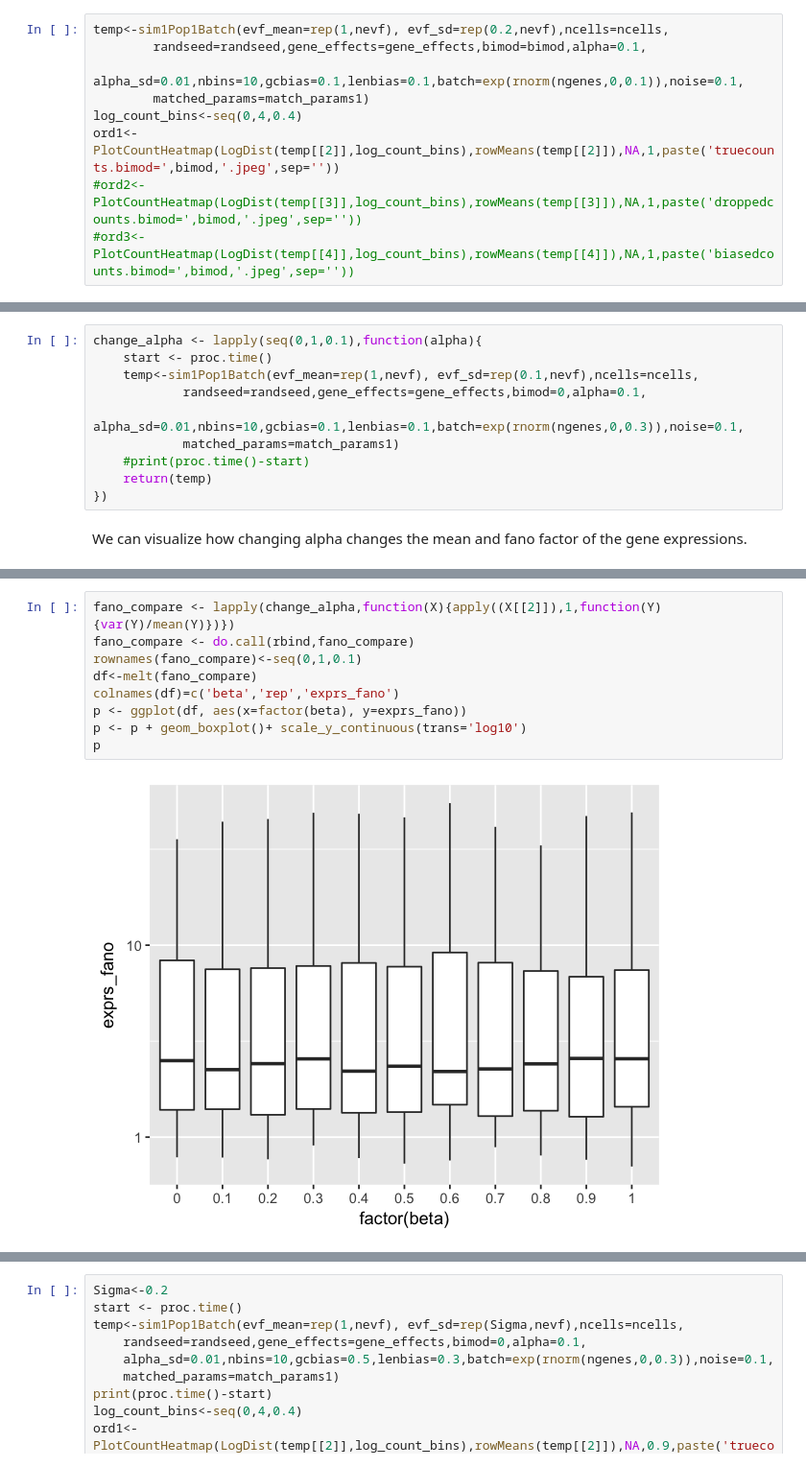
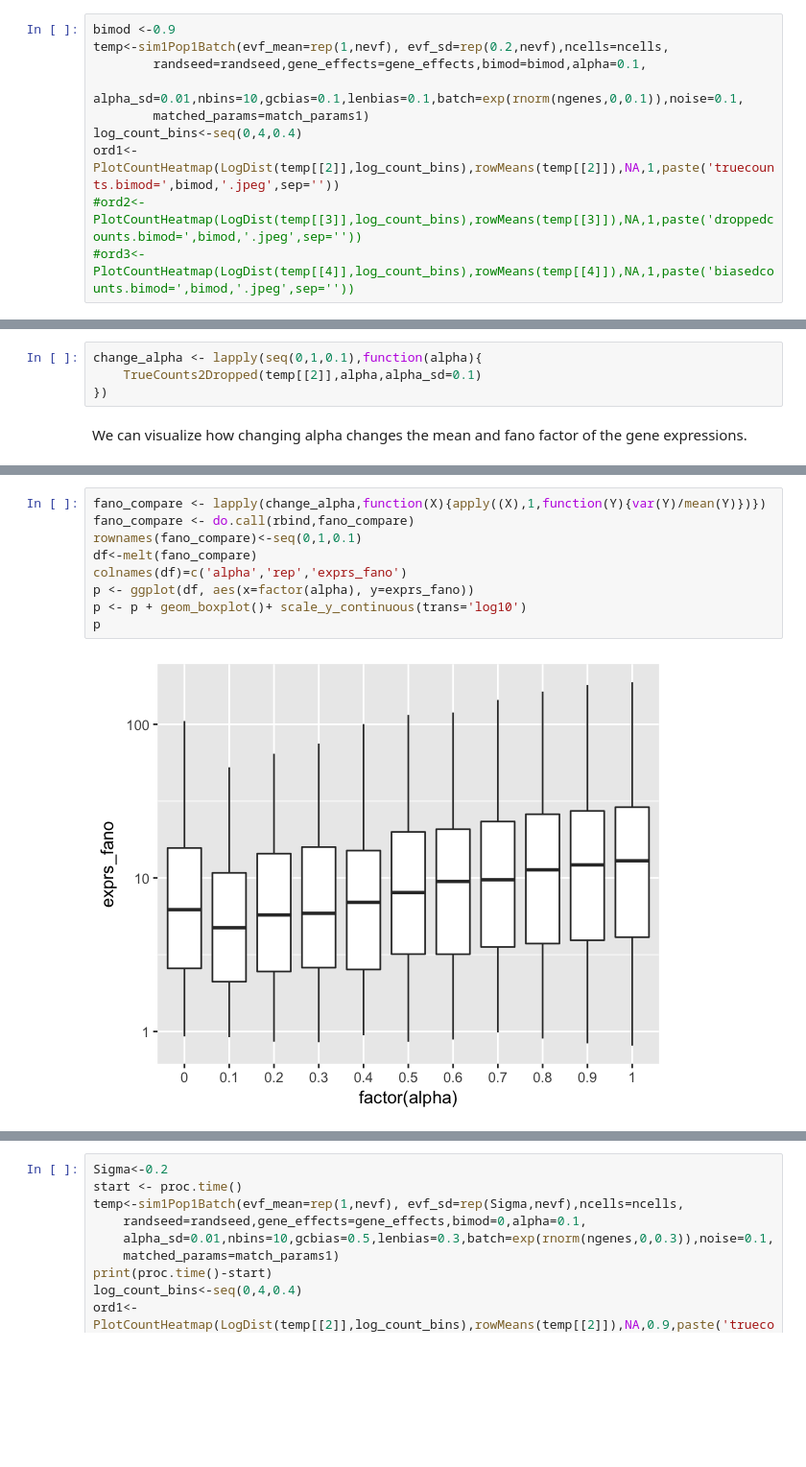
Before and after one commit to YosefLab/SymSim, a Jupyter notebook: Manual.ipynb, the cells around one changed output, grey strips where cells are left out. Shown at 96% size. Drawn from its saved outputs; the diff is of its cells as text; blank space fills up the shorter version.

```diff
--- a/Manual.ipynb
+++ b/Manual.ipynb
@@ -68,4 +108,5 @@ We can now simulate the gene expression matrix with the bimodality parameter, us
 # %%
+bimod <-0.9
 temp<-sim1Pop1Batch(evf_mean=rep(1,nevf), evf_sd=rep(0.2,nevf),ncells=ncells,
         randseed=randseed,gene_effects=gene_effects,bimod=bimod,alpha=0.1,
         alpha_sd=0.01,nbins=10,gcbias=0.1,lenbias=0.1,batch=exp(rnorm(ngenes,0,0.1)),noise=0.1,
@@ -112,15 +154,9 @@ ord2<-PlotCountHeatmap(LogDist(temp[[3]],log_count_bins),rowMeans(temp[[3]]),NA,
 # %% [output]
 [figure]
 [figure]
-# %%
-change_alpha <- lapply(seq(0,1,0.1),function(alpha){
-    start <- proc.time()
-	temp<-sim1Pop1Batch(evf_mean=rep(1,nevf), evf_sd=rep(0.1,nevf),ncells=ncells,
-			randseed=randseed,gene_effects=gene_effects,bimod=0,alpha=0.1,
-			alpha_sd=0.01,nbins=10,gcbias=0.1,lenbias=0.1,batch=exp(rnorm(ngenes,0,0.3)),noise=0.1,
-			matched_params=match_params1)
-    #print(proc.time()-start)
-	return(temp)
-})
+# %%
+change_alpha <- lapply(seq(0,1,0.1),function(alpha){
+    TrueCounts2Dropped(temp[[2]],alpha,alpha_sd=0.1)
+})
 # %% [markdown]
 We can visualize how changing alpha changes the mean and fano factor of the gene expressions.
@@ -142,11 +174,11 @@ plot(rowMeans(mean_compare),x=seq(0,1,0.1))
 # %%
-fano_compare <- lapply(change_alpha,function(X){apply((X[[2]]),1,function(Y){var(Y)/mean(Y)})})
+fano_compare <- lapply(change_alpha,function(X){apply((X),1,function(Y){var(Y)/mean(Y)})})
 fano_compare <- do.call(rbind,fano_compare)
 rownames(fano_compare)<-seq(0,1,0.1)
 df<-melt(fano_compare)
-colnames(df)=c('beta','rep','exprs_fano')
-p <- ggplot(df, aes(x=factor(beta), y=exprs_fano))
+colnames(df)=c('alpha','rep','exprs_fano')
+p <- ggplot(df, aes(x=factor(alpha), y=exprs_fano))
 p <- p + geom_boxplot()+ scale_y_continuous(trans='log10')
 p
 # %% [output]
-[figure, old version]
+[figure, new version]
```
Also changed, not shown: parts of 37 cells of this notebook.
